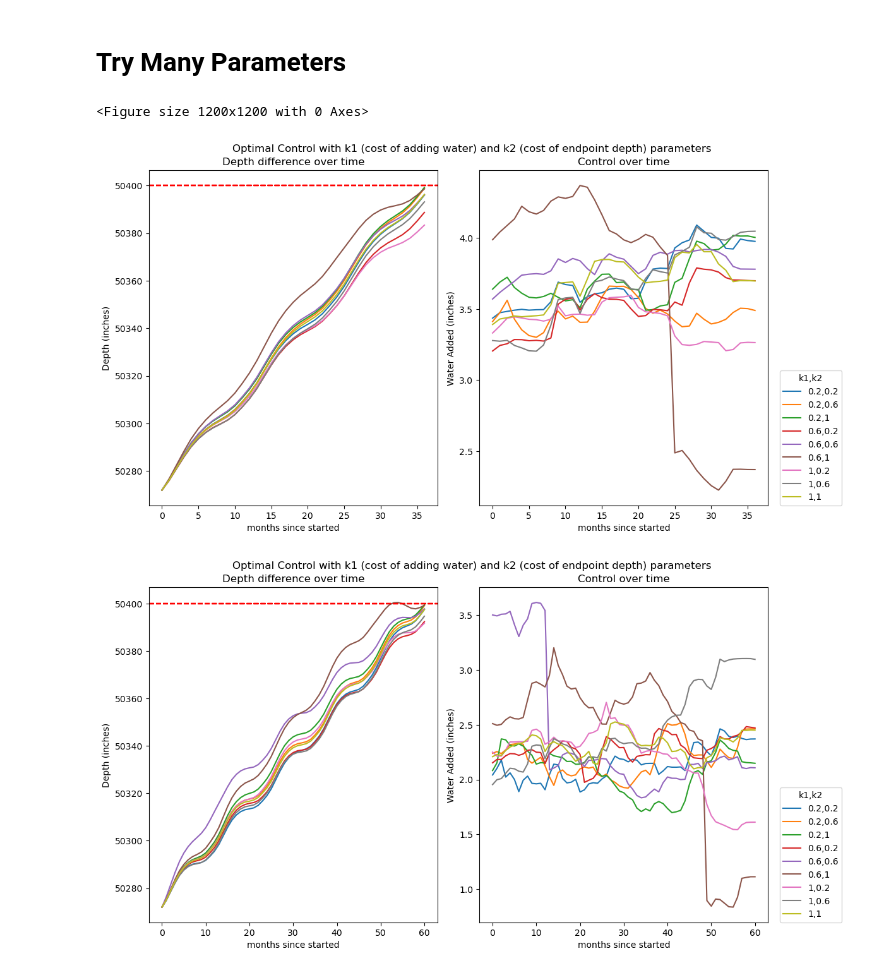
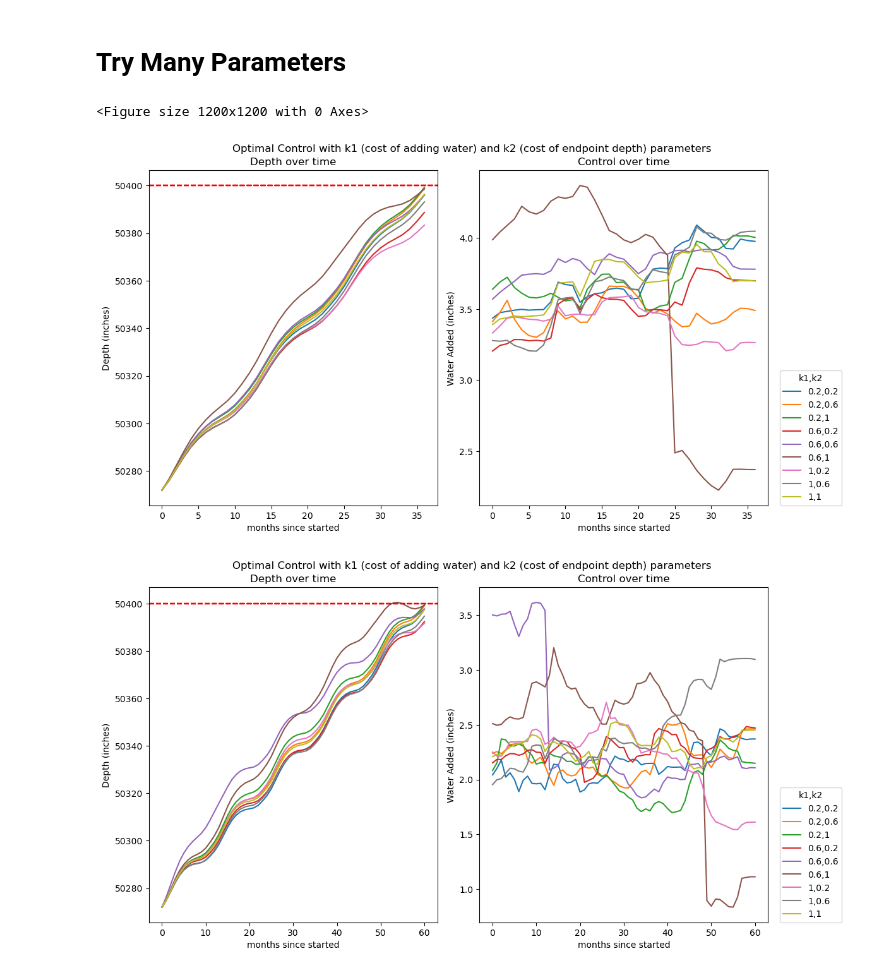
Before and after one commit to chloe-engler-hart/vol4_project, a Jupyter notebook: Scripts/LQR_depth_diff(better_method).ipynb, the cells around one changed output. Saved outputs shown, nothing was run; the diff lists cells and outputs as text; code cells hidden in the pictures.

```diff
--- a/Scripts/LQR_depth_diff(better_method).ipynb
+++ b/Scripts/LQR_depth_diff(better_method).ipynb
@@ -259,35 +260,36 @@ for tf in [36,60,84,120]:
                         plt.xlabel('months since started')
                         plt.ylabel('Depth (inches)')
                         # plt.ylabel('Difference in depth (inches)')
-                        plt.title('Depth difference over time')
+                        # plt.title('Depth difference over time')
+                        plt.title('Depth over time')
 
                         # Plot control
                         plt.subplot(2,2,2)
                         plt.plot(t_vals, u, label=f'{k1},{k2}')
                         plt.xlabel('months since started')
                         plt.ylabel('Water Added (inches)')
                         plt.title('Control over time')
         plt.legend(loc=(1.04, 0), title='k1,k2')
         plt.suptitle('Optimal Control with k1 (cost of adding water) and k2 (cost of endpoint depth) parameters')
         plt.tight_layout()
         plt.show()
 
             # # Plot precipitation
             # plt.subplot(2,2,3)
             # plt.plot(t_vals, x_vals[1])
             # plt.xlabel('months since started')
             # plt.ylabel('Precipitation')
             # plt.title('Precipitation over time')
 
             # # Plot evaporation
             # plt.subplot(2,2,4)
             # plt.plot(t_vals, x_vals[2])
             # plt.xlabel('months since started')
             # plt.ylabel('Evaoporation')
             # plt.title('Evaporation over time')
             # plt.tight_layout()
             # plt.show()
 # %% [output]
 <Figure size 1200x1200 with 0 Axes>
-[figure, old version]
+[figure, new version]
-[figure, old version]
+[figure, new version]
```
Also changed, not shown: parts of 2 cells of this notebook.
